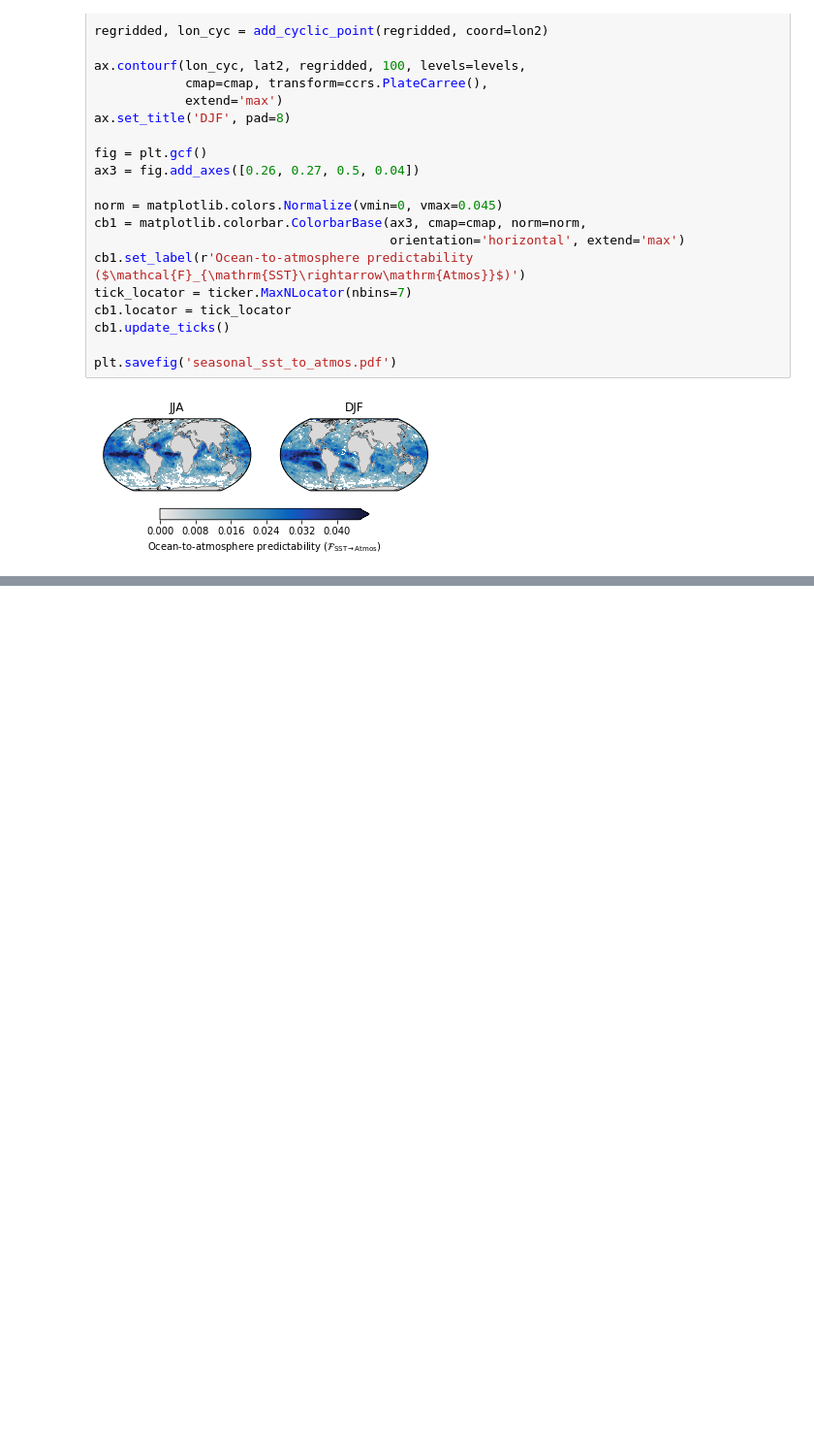
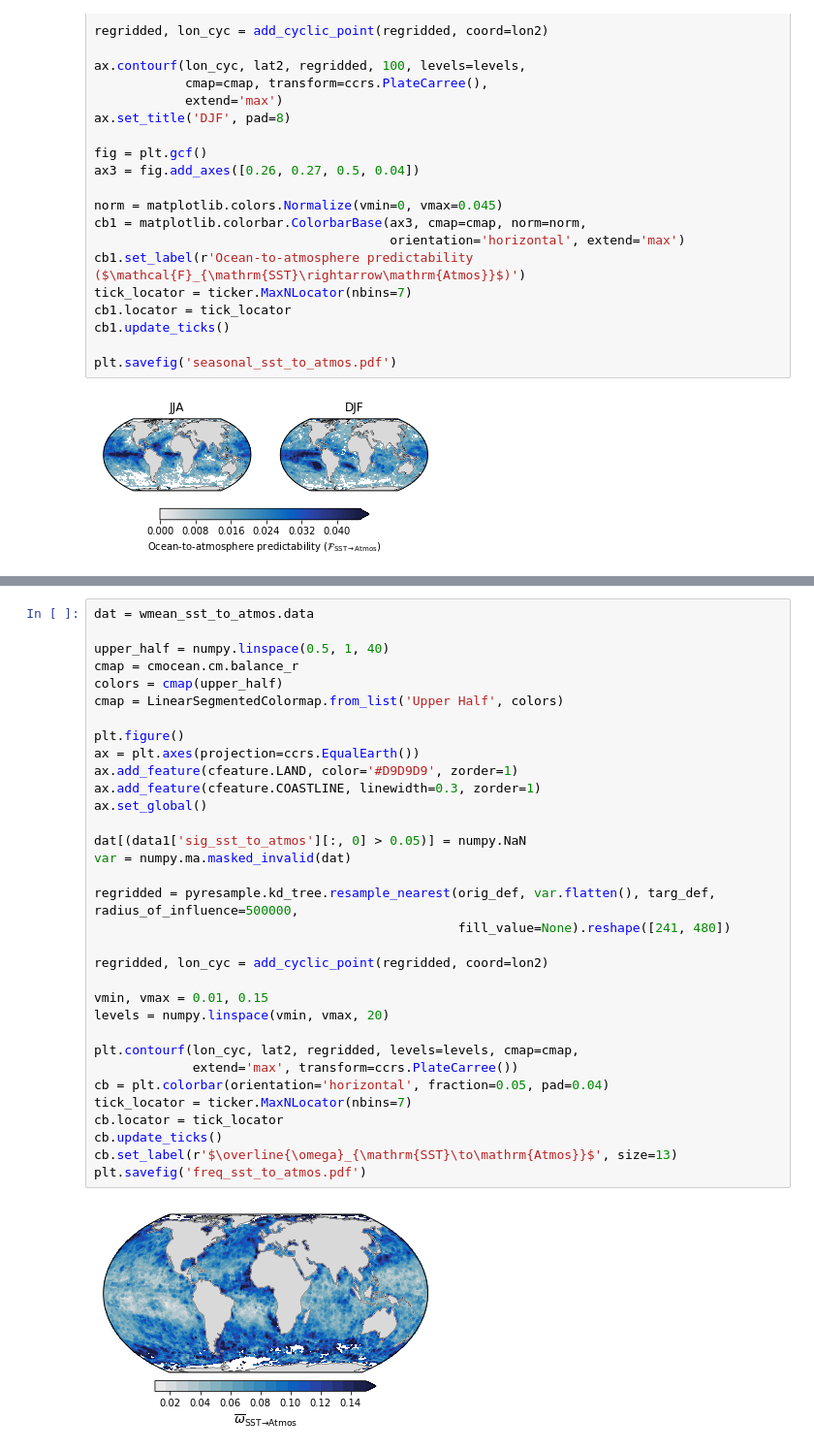
Before and after one commit to eviatarbach/predictability, a Jupyter notebook: Plots_multiple.ipynb, the cells around one changed output, grey strips where cells are left out. Shown at 97% size. Cells and saved outputs as stored; diff of their text form; blank space fills up the shorter version.

```diff
--- a/Plots_multiple.ipynb
+++ b/Plots_multiple.ipynb
@@ -2071,0 +442,35 @@ array([         inf, 600.        , 300.        , 200.        ,
+# %%
+dat = wmean_sst_to_atmos.data
+
+upper_half = numpy.linspace(0.5, 1, 40)
+cmap = cmocean.cm.balance_r
+colors = cmap(upper_half)
+cmap = LinearSegmentedColormap.from_list('Upper Half', colors)
+
+plt.figure()
+ax = plt.axes(projection=ccrs.EqualEarth())
+ax.add_feature(cfeature.LAND, color='#D9D9D9', zorder=1)
+ax.add_feature(cfeature.COASTLINE, linewidth=0.3, zorder=1)
+ax.set_global()
+
+dat[(data1['sig_sst_to_atmos'][:, 0] > 0.05)] = numpy.NaN
+var = numpy.ma.masked_invalid(dat)
+
+regridded = pyresample.kd_tree.resample_nearest(orig_def, var.flatten(), targ_def, radius_of_influence=500000,
+                                                fill_value=None).reshape([241, 480])
+
+regridded, lon_cyc = add_cyclic_point(regridded, coord=lon2)
+
+vmin, vmax = 0.01, 0.15
+levels = numpy.linspace(vmin, vmax, 20)
+
+plt.contourf(lon_cyc, lat2, regridded, levels=levels, cmap=cmap,
+             extend='max', transform=ccrs.PlateCarree())
+cb = plt.colorbar(orientation='horizontal', fraction=0.05, pad=0.04)
+tick_locator = ticker.MaxNLocator(nbins=7)
+cb.locator = tick_locator
+cb.update_ticks()
+cb.set_label(r'$\overline{\omega}_{\mathrm{SST}\to\mathrm{Atmos}}$', size=13)
+plt.savefig('freq_sst_to_atmos.pdf')
+# %% [output]
+[figure, added]
```
Also changed, not shown: parts of 181 cells of this notebook, 1 other file.
